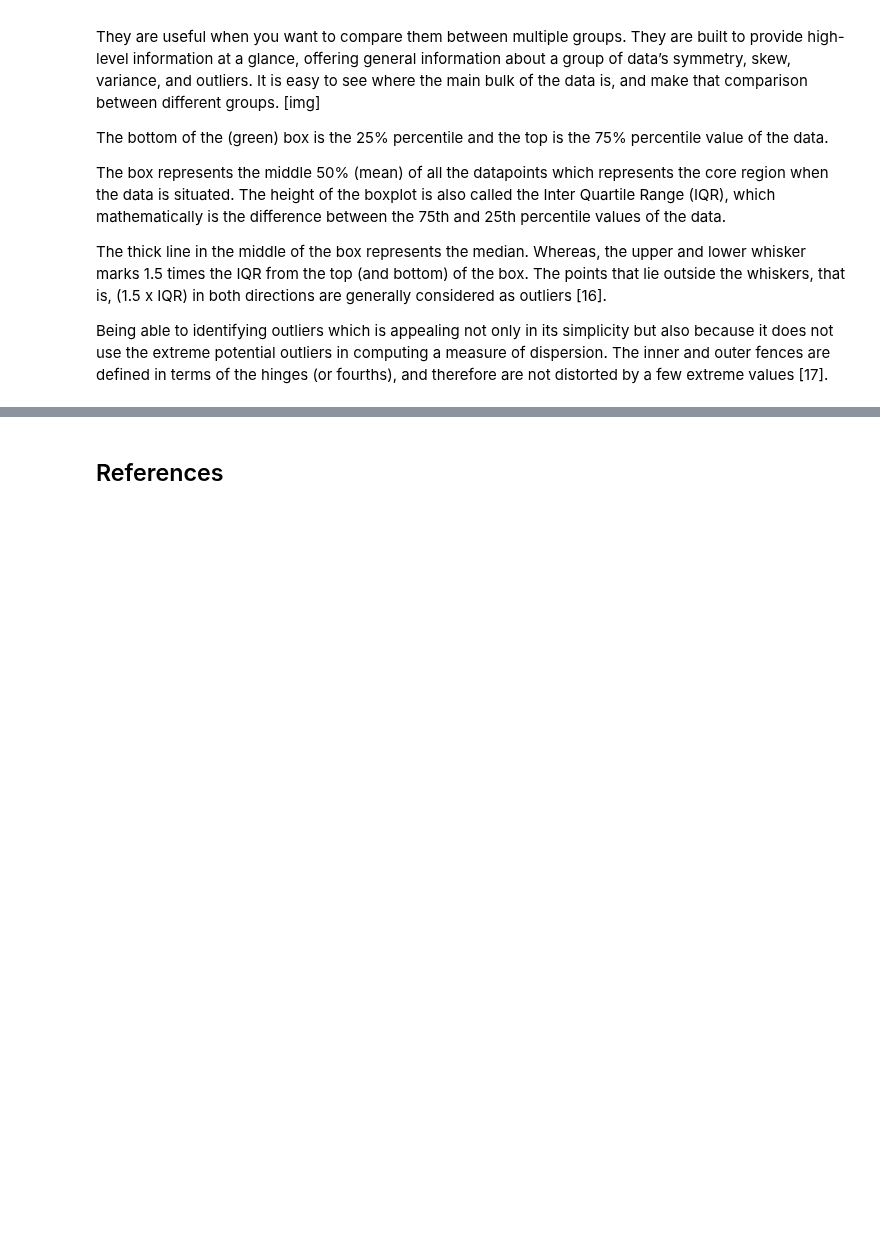
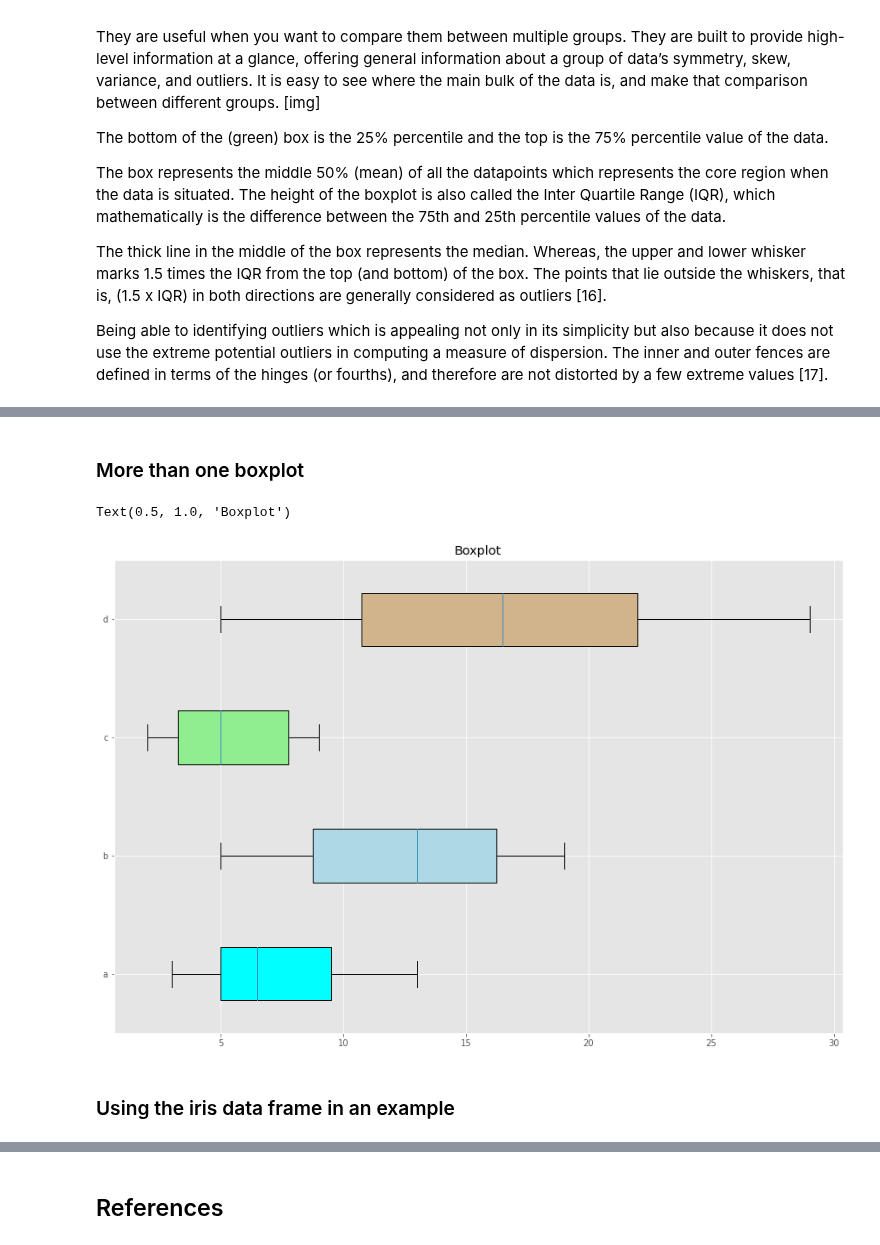
Before and after one commit to kmcd14/FofData-assessment, a Jupyter notebook: pyplot.ipynb, the cells around one changed output, grey strips where cells are left out. Drawn from its saved outputs; the diff is of its cells as text; code cells hidden in the pictures; blank space fills up the shorter version.

```diff
--- a/pyplot.ipynb
+++ b/pyplot.ipynb
@@ -556,0 +573,11 @@ Being able to identifying outliers which is appealing not only in its simplicity
+# %% [markdown]
+### More than one boxplot
+# %%
+# Generating 4 arrays of random intergers
+a = rng.integers(2,15, size= 10)
+b = rng.integers(5, 20, size= 20)
+c = rng.integers(2, 10, size= 30)
+d = rng.integers(5, 30, size= 40)
+# %%
+# Adding the 4 arrays to a list
+data = [a, b, c, d]
@@ -556,0 +587,15 @@ Being able to identifying outliers which is appealing not only in its simplicity
+# %%
+box =plt.boxplot(data, patch_artist=True, vert=False )
+
+
+for patch, color in zip(box['boxes'], colors):
+    patch.set_facecolor(color)
+
+plt.yticks([1, 2, 3, 4], ["a", "b", "c", "d"])
+
+plt.title('Boxplot')
+# %% [output]
+Text(0.5, 1.0, 'Boxplot')
+[figure, added]
+# %% [markdown]
+### Using the iris data frame in an example
```
Also changed, not shown: parts of 9 cells of this notebook.
